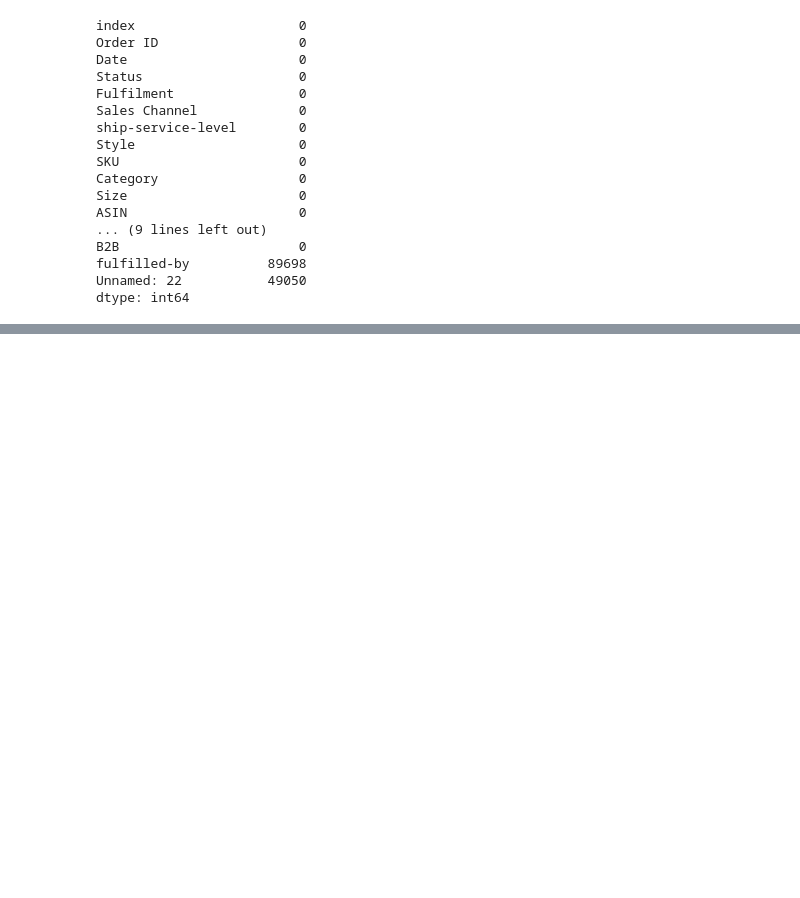
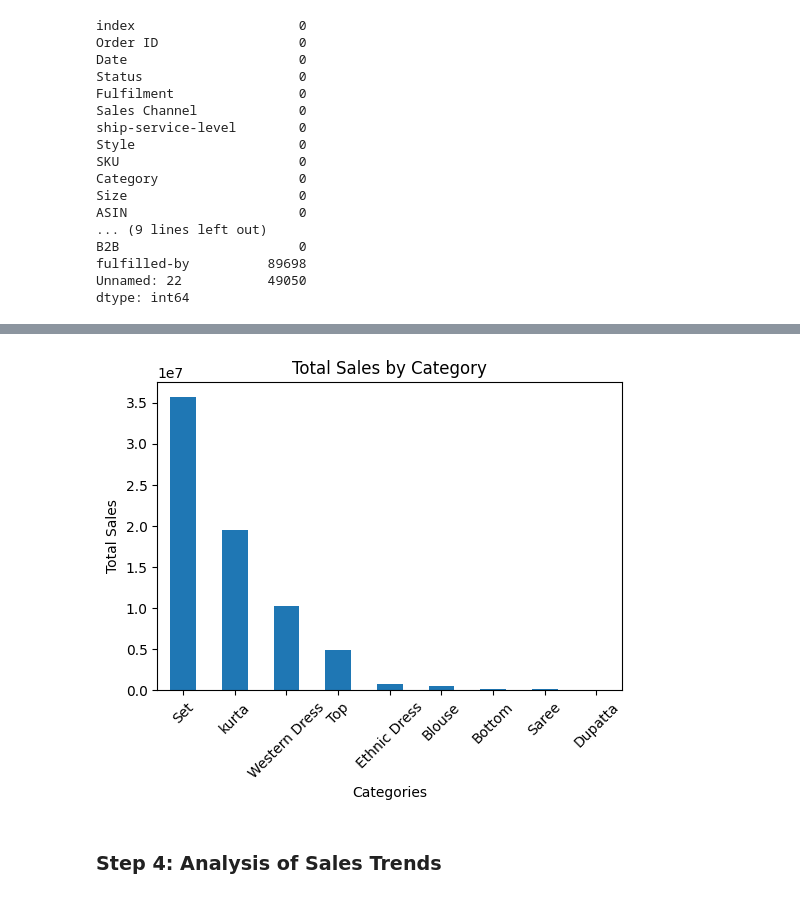
Before and after one commit to HMurawski/E-commerce-Sales-Analysis, a Jupyter notebook: E-Commerce Sales Analysis.ipynb, the cells around one changed output, grey strips where cells are left out. Cells and saved outputs as stored; diff of their text form; code cells hidden in the pictures; blank space fills up the shorter version.

```diff
--- a/E-Commerce Sales Analysis.ipynb
+++ b/E-Commerce Sales Analysis.ipynb
@@ -121,0 +285,14 @@ dtype: int64
+# %%
+## Group by category to see total sales by category
+df_grouped_by_category = df.groupby('Category')['Amount'].sum().sort_values(ascending=False)
+# %%
+# Plot sales by category
+plt.figure(figsize=(6,4))
+df_grouped_by_category.plot(kind='bar')
+plt.title('Total Sales by Category')
+plt.xlabel('Categories')
+plt.ylabel('Total Sales')
+plt.xticks(rotation=45)
+plt.show()
+# %% [output]
+[figure, added]
@@ -121,0 +302,2 @@ dtype: int64
+# %% [markdown]
+### Step 4: Analysis of Sales Trends
```
Also changed, not shown: parts of 46 cells of this notebook.
